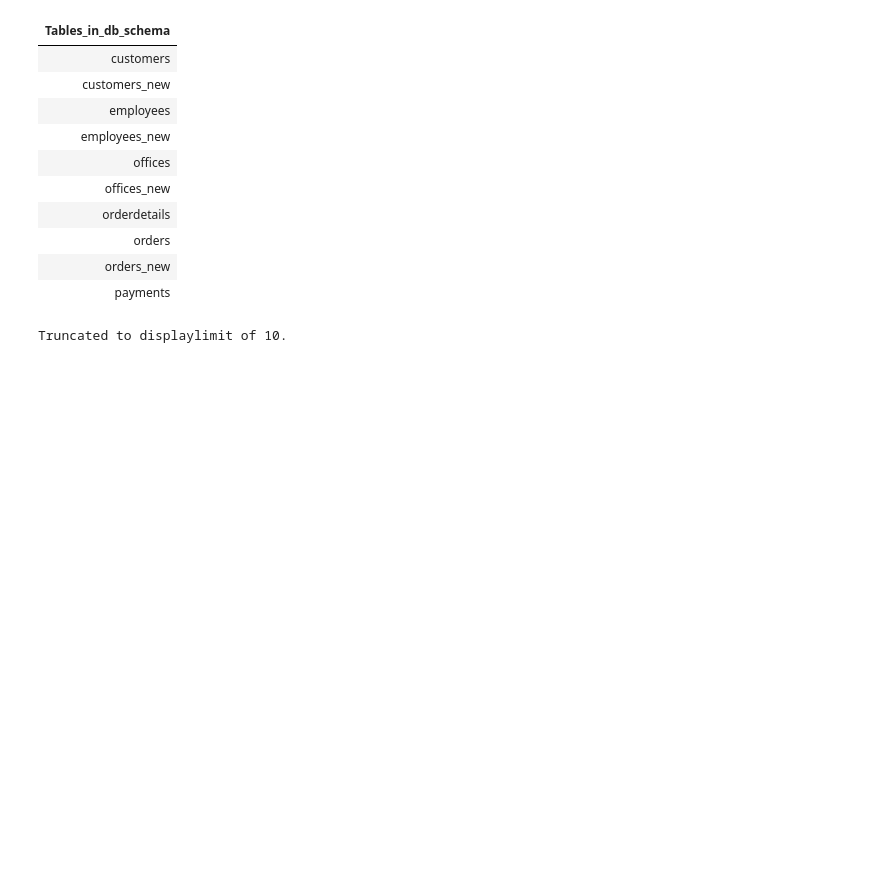
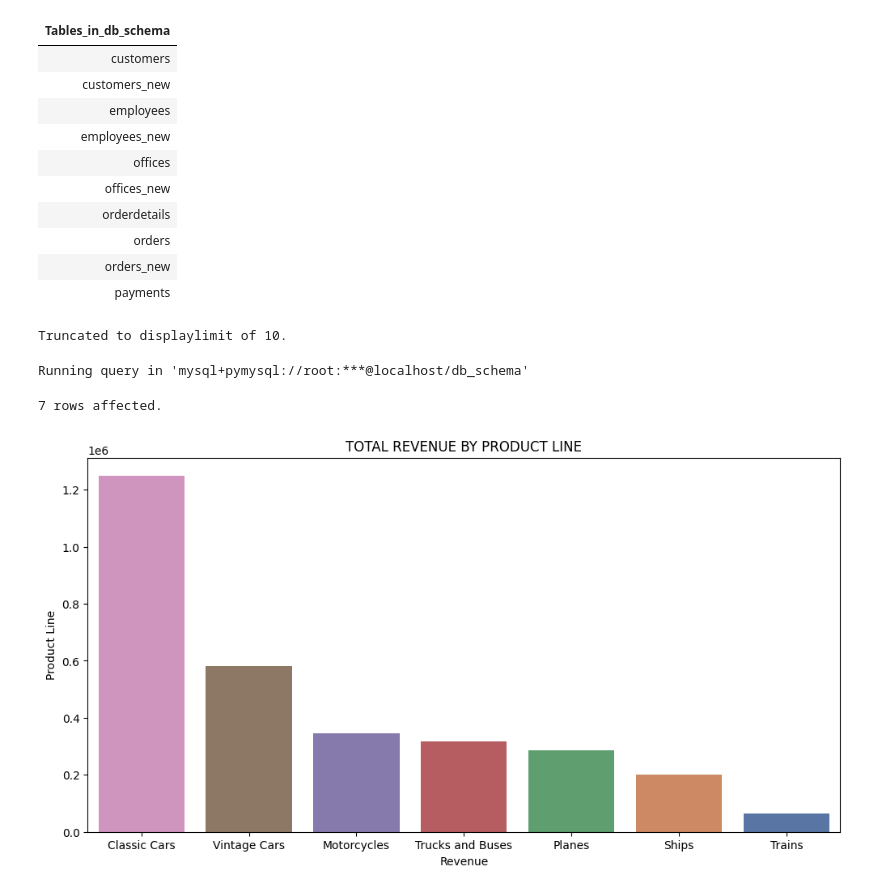
Before and after one commit to Dedamola1/Customer_and_Product_Analysis, a Jupyter notebook: Sales EDA.ipynb, the cells around one changed output. Saved outputs shown, nothing was run; the diff lists cells and outputs as text; code cells hidden in the pictures; blank space fills up the shorter version.

```diff
--- a/Sales EDA.ipynb
+++ b/Sales EDA.ipynb
@@ -59,3 +56,23 @@ Running query in 'mysql+pymysql://root:***@localhost/db_schema'
 | orders_new |
 | payments |
 Truncated to displaylimit of 10.
+# %%
+data = %sql SELECT productLine, SUM(quantityOrdered * priceEach) AS revenue FROM products_new pn JOIN orderdetails od ON od.productCode = pn.productCode JOIN orders_new odn ON odn.orderNumber = od.orderNumber WHERE odn.status = 'Shipped' GROUP BY productLine ORDER BY revenue DESC;
+df = data.DataFrame()
+
+# Create the barplot without hue
+plt.figure(figsize=(12, 6))
+g = sns.barplot(data=df, y='revenue', x='productLine', palette="deep",
+                hue='revenue', legend=False)
+
+# Set axis labels and title
+g.set_xlabel("Revenue")
+g.set_ylabel("Product Line")
+plt.title("Total Revenue by Product Line".upper())
+
+# Show plot
+plt.show()
+# %% [output]
+Running query in 'mysql+pymysql://root:***@localhost/db_schema'
+7 rows affected.
+[figure, added]
```
Also changed, not shown: parts of 2 cells of this notebook.
